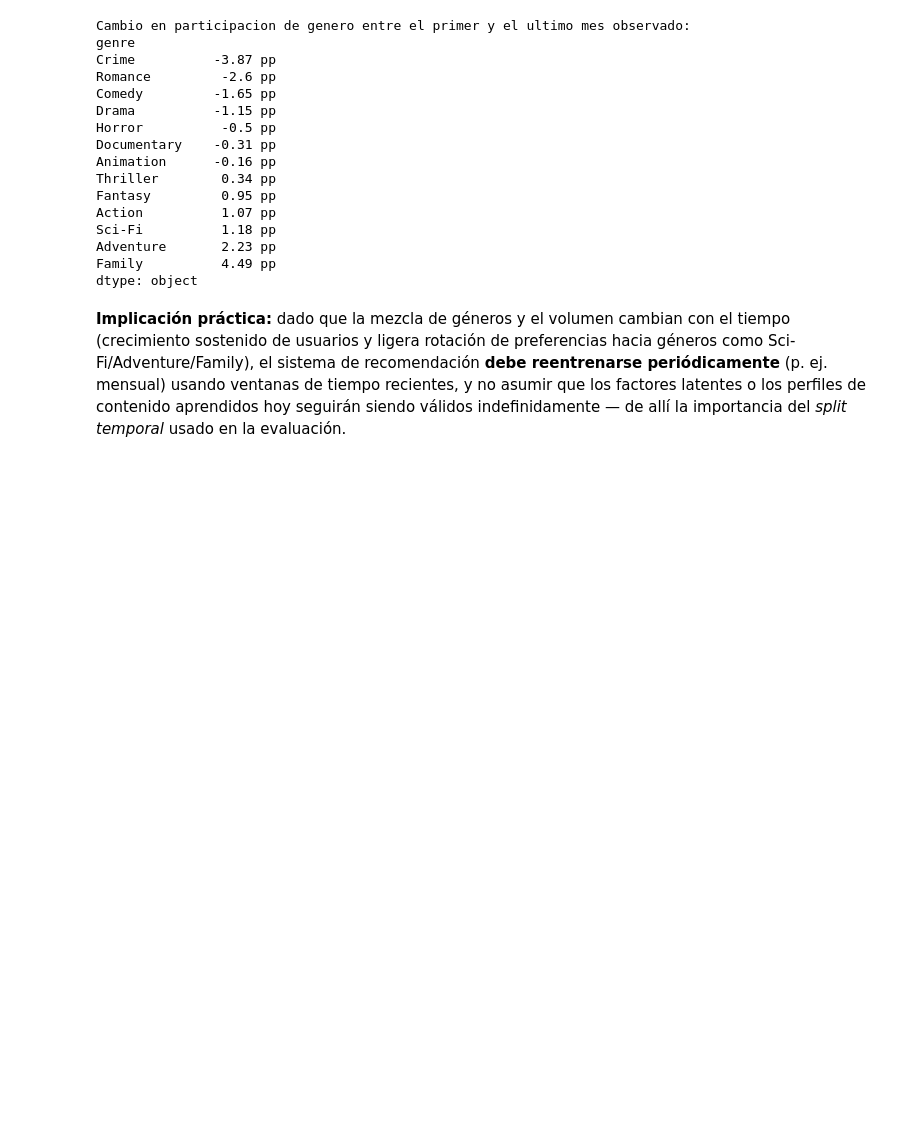
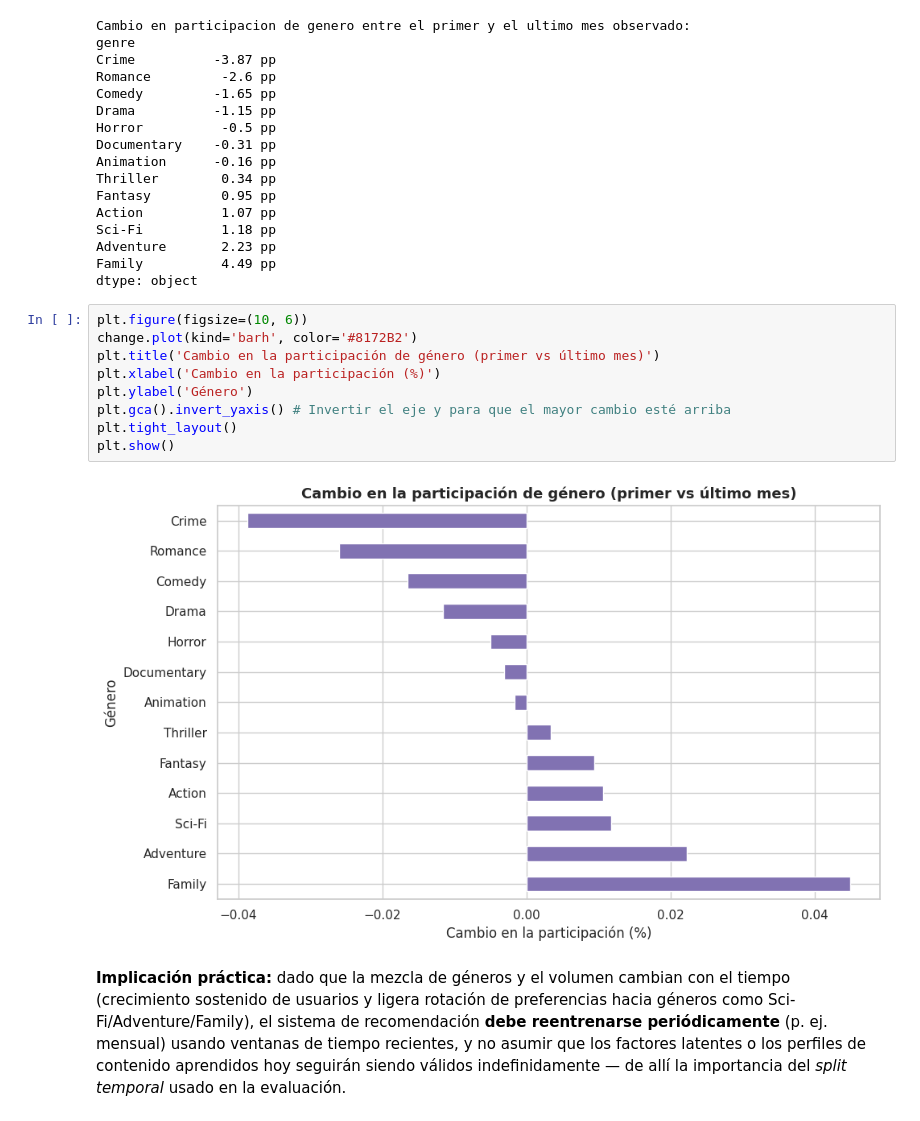
Before and after one commit to Alexander-Luna/MODULE_SUPERVISED_AND_UNSUPERVISED, a Jupyter notebook: Semana 2/StreamFlix_Recomendacion (2).ipynb, the cells around one changed output. Drawn from its saved outputs; the diff is of its cells as text; blank space fills up the shorter version.

Commit message:
feat: Grafico de cambio de tendencia

```diff
--- a/Semana 2/StreamFlix_Recomendacion (2).ipynb
+++ b/Semana 2/StreamFlix_Recomendacion (2).ipynb
@@ -841,6 +841,17 @@ Sci-Fi          1.18 pp
 Adventure       2.23 pp
 Family          4.49 pp
 dtype: object
+# %%
+plt.figure(figsize=(10, 6))
+change.plot(kind='barh', color='#8172B2')
+plt.title('Cambio en la participación de género (primer vs último mes)')
+plt.xlabel('Cambio en la participación (%)')
+plt.ylabel('Género')
+plt.gca().invert_yaxis() # Invertir el eje y para que el mayor cambio esté arriba
+plt.tight_layout()
+plt.show()
+# %% [output]
+[figure, added]
 # %% [markdown]
 **Implicación práctica:** dado que la mezcla de géneros y el volumen cambian con el
 tiempo (crecimiento sostenido de usuarios y ligera rotación de preferencias hacia géneros
```
